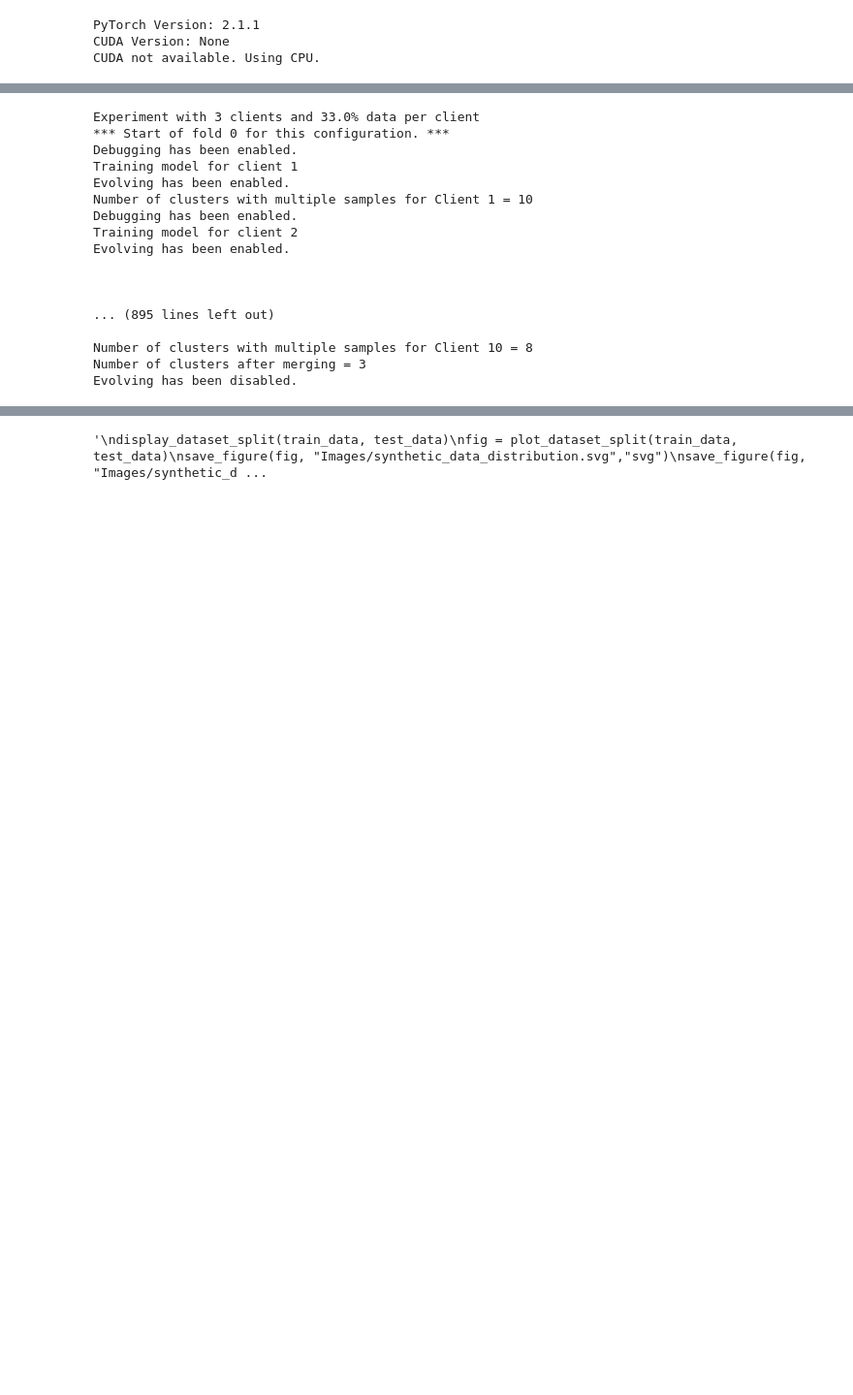
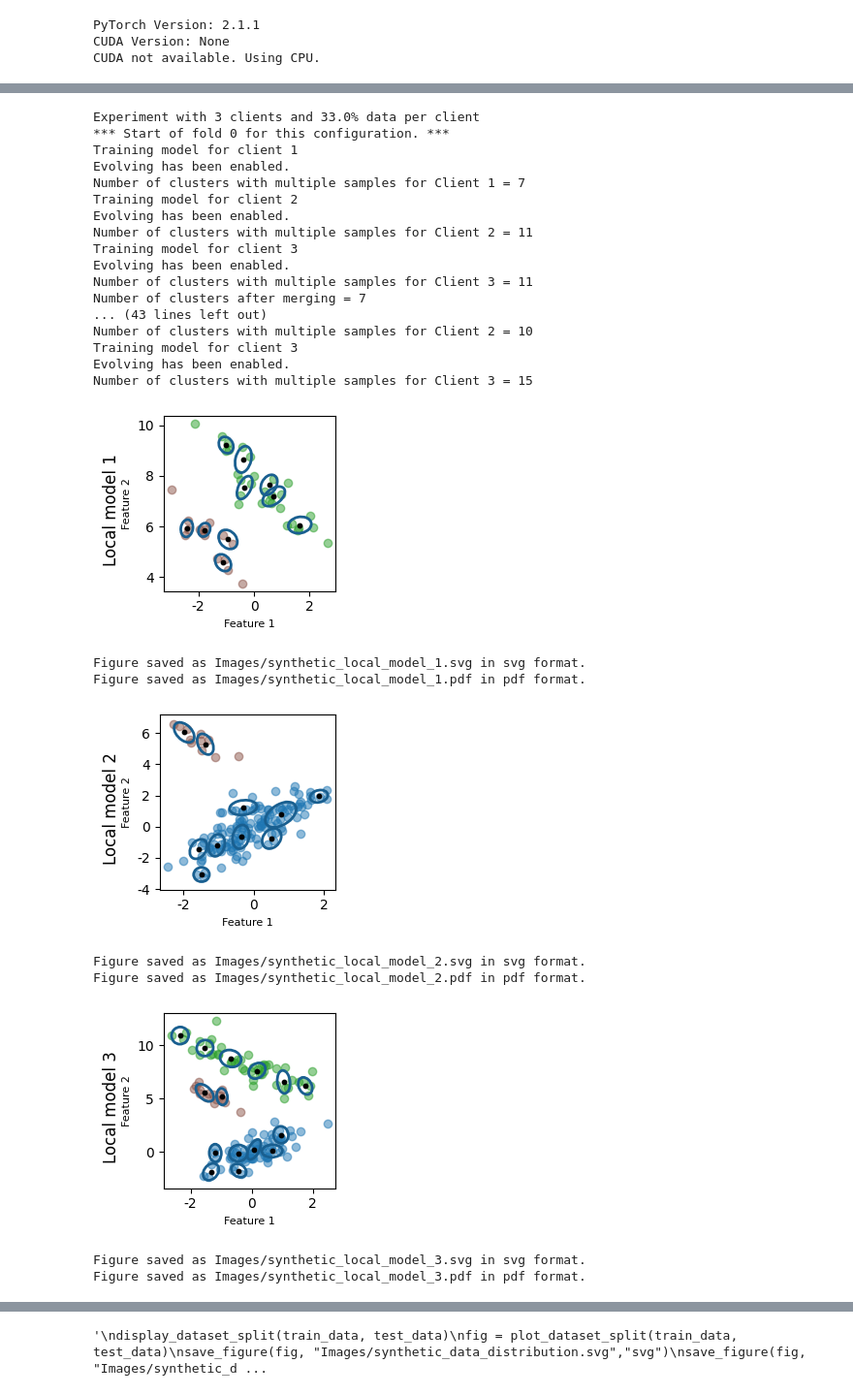
Before and after one commit to mihaozbot/eGAUSSp_Python, a Jupyter notebook: synthetic_experiment.ipynb, the cells around one changed output, grey strips where cells are left out. Shown at 97% size. Cells and saved outputs as stored; diff of their text form; code cells hidden in the pictures; blank space fills up the shorter version.

```diff
--- a/synthetic_experiment.ipynb
+++ b/synthetic_experiment.ipynb
@@ -30,7 +30,7 @@ local_model_params = {
     "num_classes": 3,
     "kappa_n": 1,
     "num_sigma": 2,
-    "kappa_join": 0.6,
+    "kappa_join": 1,
     "S_0": 1e-8,
     "c_max": 8,
     "device": device
@@ -40,9 +40,9 @@ federated_model_params = {
     "num_classes": 3,
     "kappa_n": 1,
     "num_sigma": 2,
-    "kappa_join": 1.0,
+    "kappa_join": 2,
     "S_0": 1e-8,
-    "c_max": 2,
+    "c_max": 8,
     "device": device
 }
 # %% [output]
@@ -90,7 +90,7 @@ data_percentage_options = [0.1, 0.2, 0.33, 1]  # Percentage of data for each cli
 
 # Define the specific configurations of interest
 specific_configurations = [
-    (3, 0.10), (5, 0.10), (10, 0.10),  # 10% data for 3, 5, and 10 clients
+    (1, 1), (3, 0.10), (5, 0.10), (10, 0.10),  # 10% data for 3, 5, and 10 clients
     (3, 0.20), (3, 0.33)              # 20% and 33% data for 3 clients
 ]
 
@@ -131,7 +131,7 @@ for num_clients in num_clients_options:
 
                 #Train the models
                 for client_idx, client_model in enumerate(local_models):
-                    client_model.toggle_debugging(True)
+                    #client_model.toggle_debugging(True)
 
                     # Count the number of samples per class for this client in this fold
                     for class_idx in range(client_model.num_classes):
@@ -157,7 +157,7 @@ for num_clients in num_clients_options:
 
                     #Plot local models
                     '''
-                    if i_fold == (num_splits-1):
+                    if  num_clients == 3 and  data_percentage == 0.33 and i_fold == (num_splits-1):
 
                         #Plot the local models
                         fig = plot_first_feature_horizontal(train_data[client_idx], model=client_model, num_sigma=2, N_max=1, title=f"Local model {client_idx+1}")
@@ -167,7 +167,7 @@ for num_clients in num_clients_options:
 
                 #Plot the Aggregated model
                 '''
-                if i_fold == (num_splits-1):
+                if num_clients == 3 and  data_percentage == 0.33 and i_fold == (num_splits-1):
                     fig = plot_first_feature_horizontal(all_data, model=federated_model, num_sigma=2, N_max=0, title="Aggregated models")
                     save_figure(fig, "Images/synthetic_federated_pre_merge.svg","svg")
                     save_figure(fig, "Images/synthetic_federated_pre_merge.pdf","pdf")
@@ -223,7 +223,7 @@ Evolving has been disabled.
 
 # Define the specific configurations of interest
 specific_configurations = [
-   (1, 1), (3, 0.33), (5, 0.20), (10, 0.10),  # 10% data for 3, 5, and 10 clients
+    (3, 0.33), (5, 0.20), (10, 0.10),  # 10% data for 3, 5, and 10 clients
 ]
 
 experiment_non_iid_results = []
@@ -262,7 +262,7 @@ for num_clients in num_clients_options:
 
                 #Train the models
                 for client_idx, client_model in enumerate(local_models):
-                    client_model.toggle_debugging(True)
+                    #client_model.toggle_debugging(True)
 
                     # Count the number of samples per class for this client in this fold
                     for class_idx in range(client_model.num_classes):
@@ -287,22 +287,21 @@ for num_clients in num_clients_options:
                     all_agregated_clusters.append(num_agregated_clusters)
 
                     #Plot local models
-                    '''
-                    if i_fold == (num_splits-1):
+
+                    if num_clients == 3 and  data_percentage == 0.33 and i_fold == (num_splits-1):
 
                         #Plot the local models
-                        fig = plot_first_feature_horizontal(train_data[client_idx], model=client_model, num_sigma=2, N_max=1, title=f"Local model {client_idx+1}")
-                        save_figure(fig, f"Images/synthetic_model_{client_idx+1}.svg", "svg")
+                        fig = plot_first_feature_horizontal(train_data[client_idx], model=client_model, num_sigma=2, N_max=1, title=f"Local model {client_idx+1}", format="%d")
+                        save_figure(fig, f"Images/synthetic_local_model_{client_idx+1}.svg", "svg")
                         save_figure(fig, f"Images/synthetic_local_model_{client_idx+1}.pdf","pdf")
-                    '''
+
 
                 #Plot the Aggregated model
-                '''
-                if i_fold == (num_splits-1):
-                    fig = plot_first_feature_horizontal(all_data, model=federated_model, num_sigma=2, N_max=0, title="Aggregated models")
+                if num_clients == 3 and  data_percentage == 0.33 and i_fold == (num_splits-1):
+                    fig = plot_first_feature_horizontal(all_data, model=federated_model, num_sigma=2, N_max=0, title="Aggregated models", format="%.0f")
                     save_figure(fig, "Images/synthetic_federated_pre_merge.svg","svg")
                     save_figure(fig, "Images/synthetic_federated_pre_merge.pdf","pdf")
-                '''
+
 
                 #Merge the federated model clusters
                 #print(f"\nNumber of clusters after transfer = {federated_model.c}")
@@ -312,41 +311,55 @@ for num_clients in num_clients_options:
                 all_federated_clusters.append(num_federated_clusters)
 
                 #Test the federated model
                 #calculate_unsupervised_metrics()
                 _,_, cluster_assignment = test_model(federated_model, test_data)
 
                 federated_metrics = calculate_unsupervised_metrics(cluster_assignment, test_data)
                 #num_params = federated_model.c*(federated_model.feature_dim**2 + federated_model.feature_dim +1)
                 #bic = compute_bic(cluster_assignment.detach().numpy(), num_params)
                 all_federated_metrics.append(federated_metrics)
                 #all_federated_bic.append(bic)
 
+                if num_clients == 3 and  data_percentage == 0.33 and i_fold == (num_splits-1):
+                    fig = plot_first_feature_horizontal(all_data, model=federated_model, num_sigma=2, N_max=0, title="", format="%d")
+                    save_figure(fig, "Images/synthetic_federated.svg","svg")
+                    save_figure(fig, "Images/synthetic_federated.pdf","pdf")
+
             # After completing the folds, store the results for this configuration
             config_result = {
                 "num_clients": num_clients,
                 "data_percentage": data_percentage,
                 "client_clusters": all_client_clusters,
                 "aggregated_clusters": all_agregated_clusters,
                 "federated_metrics": all_federated_metrics,
                 "federated_clusters": all_federated_clusters,
                 "num_of_samples": samples_per_class_per_client
             }
             experiment_non_iid_results.append(config_result)
 # %% [output]
 Experiment with 3 clients and 33.0% data per client
 *** Start of fold 0 for this configuration. ***
-Debugging has been enabled.
 Training model for client 1
 Evolving has been enabled.
-Number of clusters with multiple samples for Client 1 = 10
-Debugging has been enabled.
+Number of clusters with multiple samples for Client 1 = 7
 Training model for client 2
 Evolving has been enabled.
-
-
-
-... (895 lines left out)
-
-Number of clusters with multiple samples for Client 10 = 8
-Number of clusters after merging = 3
-Evolving has been disabled.
+Number of clusters with multiple samples for Client 2 = 11
+Training model for client 3
+Evolving has been enabled.
+Number of clusters with multiple samples for Client 3 = 11
+Number of clusters after merging = 7
+... (43 lines left out)
+Number of clusters with multiple samples for Client 2 = 10
+Training model for client 3
+Evolving has been enabled.
+Number of clusters with multiple samples for Client 3 = 15
+[figure, added]
+Figure saved as Images/synthetic_local_model_1.svg in svg format.
+Figure saved as Images/synthetic_local_model_1.pdf in pdf format.
+[figure, added]
+Figure saved as Images/synthetic_local_model_2.svg in svg format.
+Figure saved as Images/synthetic_local_model_2.pdf in pdf format.
+[figure, added]
+Figure saved as Images/synthetic_local_model_3.svg in svg format.
+Figure saved as Images/synthetic_local_model_3.pdf in pdf format.
```
Also changed, not shown: parts of 5 cells of this notebook, 3 other files.
